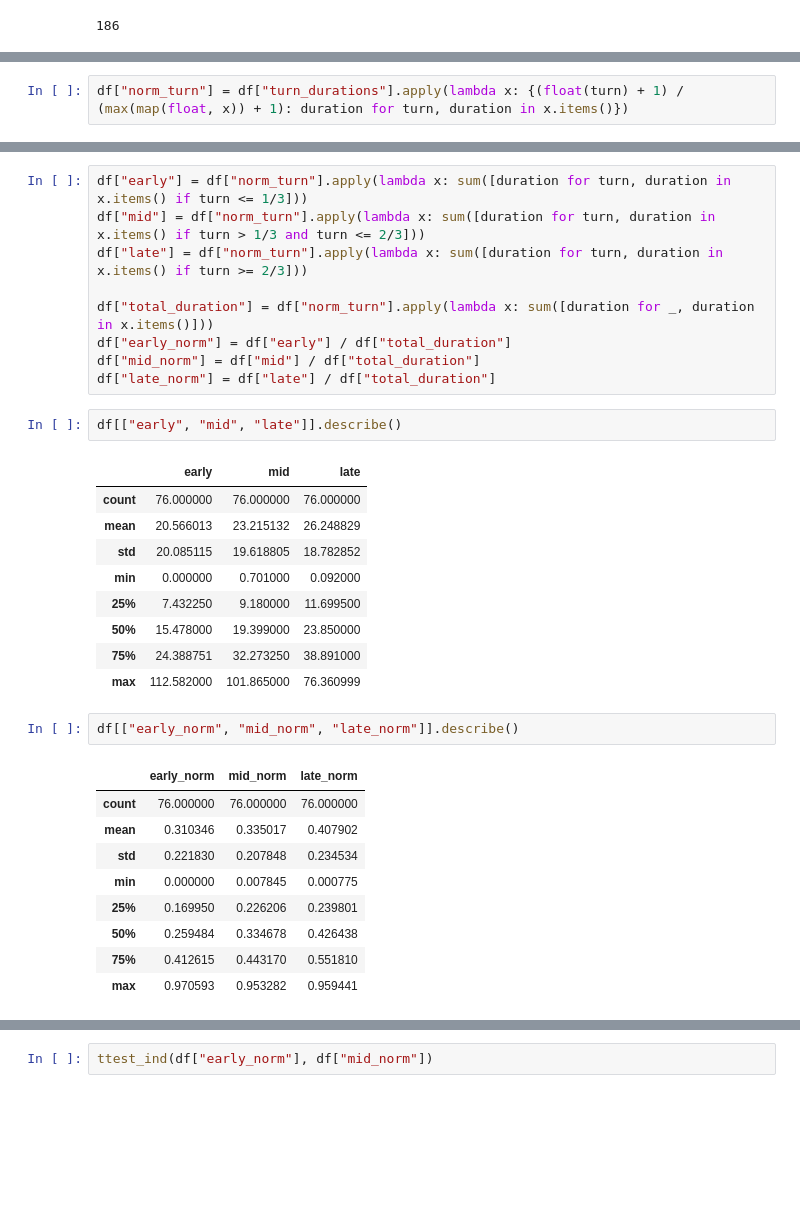
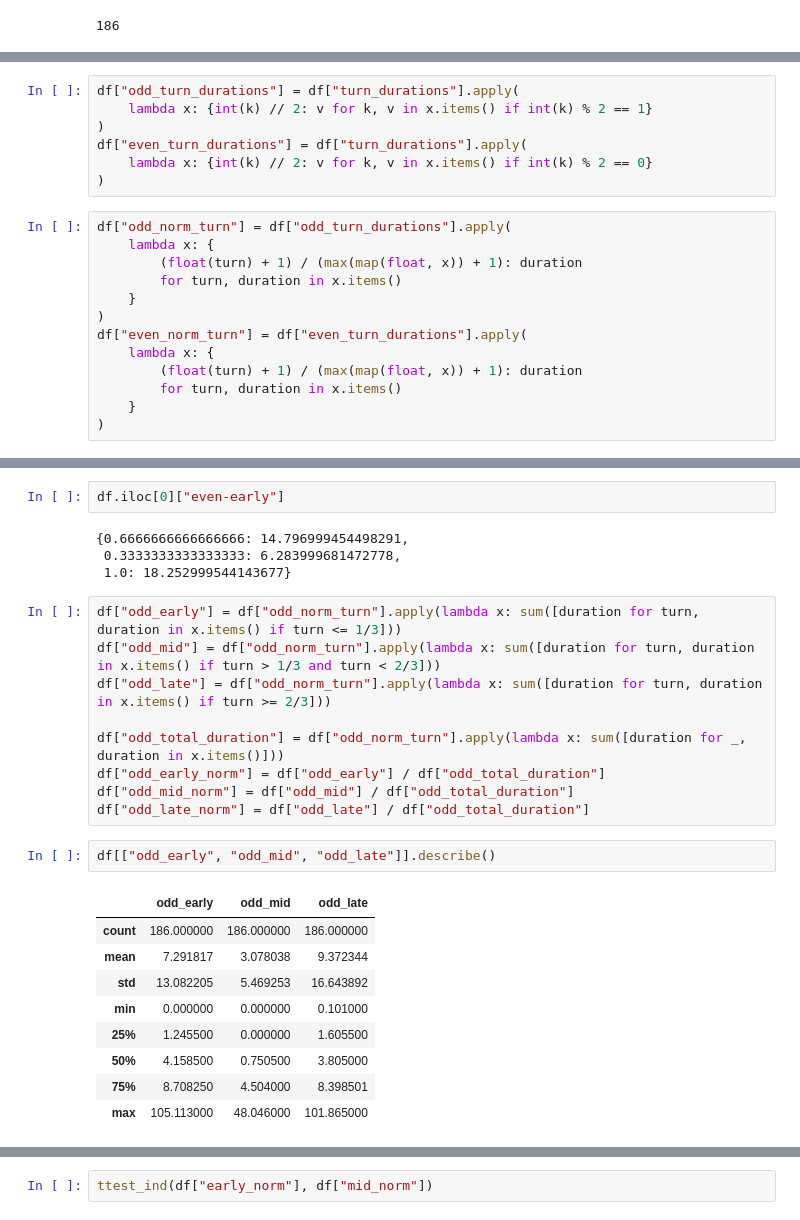
Before and after one commit to msamogh/tod-eye-gaze-ui, a Jupyter notebook: analysis/Vertical-Significance.ipynb, the cells around one changed output, grey strips where cells are left out. Drawn from its saved outputs; the diff is of its cells as text; blank space fills up the shorter version.

```diff
--- a/analysis/Vertical-Significance.ipynb
+++ b/analysis/Vertical-Significance.ipynb
@@ -66,2 +75,20 @@ len(df)
+# %%
+df["odd_turn_durations"] = df["turn_durations"].apply(
+    lambda x: {int(k) // 2: v for k, v in x.items() if int(k) % 2 == 1}
+)
+df["even_turn_durations"] = df["turn_durations"].apply(
+    lambda x: {int(k) // 2: v for k, v in x.items() if int(k) % 2 == 0}
+)
 # %%
-df["norm_turn"] = df["turn_durations"].apply(lambda x: {(float(turn) + 1) / (max(map(float, x)) + 1): duration for turn, duration in x.items()})
+df["odd_norm_turn"] = df["odd_turn_durations"].apply(
+    lambda x: {
+        (float(turn) + 1) / (max(map(float, x)) + 1): duration
+        for turn, duration in x.items()
+    }
+)
+df["even_norm_turn"] = df["even_turn_durations"].apply(
+    lambda x: {
+        (float(turn) + 1) / (max(map(float, x)) + 1): duration
+        for turn, duration in x.items()
+    }
+)
@@ -68,33 +109,27 @@ df["norm_turn"] = df["turn_durations"].apply(lambda x: {(float(turn) + 1) / (max
+# %%
+df.iloc[0]["even-early"]
+# %% [output]
+{0.6666666666666666: 14.796999454498291,
+ 0.3333333333333333: 6.283999681472778,
+ 1.0: 18.252999544143677}
 # %%
-df["early"] = df["norm_turn"].apply(lambda x: sum([duration for turn, duration in x.items() if turn <= 1/3]))
-df["mid"] = df["norm_turn"].apply(lambda x: sum([duration for turn, duration in x.items() if turn > 1/3 and turn <= 2/3]))
-df["late"] = df["norm_turn"].apply(lambda x: sum([duration for turn, duration in x.items() if turn >= 2/3]))
+df["odd_early"] = df["odd_norm_turn"].apply(lambda x: sum([duration for turn, duration in x.items() if turn <= 1/3]))
+df["odd_mid"] = df["odd_norm_turn"].apply(lambda x: sum([duration for turn, duration in x.items() if turn > 1/3 and turn < 2/3]))
+df["odd_late"] = df["odd_norm_turn"].apply(lambda x: sum([duration for turn, duration in x.items() if turn >= 2/3]))
 
-df["total_duration"] = df["norm_turn"].apply(lambda x: sum([duration for _, duration in x.items()]))
-df["early_norm"] = df["early"] / df["total_duration"]
-df["mid_norm"] = df["mid"] / df["total_duration"]
-df["late_norm"] = df["late"] / df["total_duration"]
+df["odd_total_duration"] = df["odd_norm_turn"].apply(lambda x: sum([duration for _, duration in x.items()]))
+df["odd_early_norm"] = df["odd_early"] / df["odd_total_duration"]
+df["odd_mid_norm"] = df["odd_mid"] / df["odd_total_duration"]
+df["odd_late_norm"] = df["odd_late"] / df["odd_total_duration"]
-# %%
-df[["early", "mid", "late"]].describe()
-# %% [output]
-|  | early | mid | late |
-| count | 76.000000 | 76.000000 | 76.000000 |
-| mean | 20.566013 | 23.215132 | 26.248829 |
-| std | 20.085115 | 19.618805 | 18.782852 |
-| min | 0.000000 | 0.701000 | 0.092000 |
-| 25% | 7.432250 | 9.180000 | 11.699500 |
-| 50% | 15.478000 | 19.399000 | 23.850000 |
-| 75% | 24.388751 | 32.273250 | 38.891000 |
-| max | 112.582000 | 101.865000 | 76.360999 |
-# %%
-df[["early_norm", "mid_norm", "late_norm"]].describe()
-# %% [output]
-|  | early_norm | mid_norm | late_norm |
-| count | 76.000000 | 76.000000 | 76.000000 |
-| mean | 0.310346 | 0.335017 | 0.407902 |
-| std | 0.221830 | 0.207848 | 0.234534 |
-| min | 0.000000 | 0.007845 | 0.000775 |
-| 25% | 0.169950 | 0.226206 | 0.239801 |
-| 50% | 0.259484 | 0.334678 | 0.426438 |
-| 75% | 0.412615 | 0.443170 | 0.551810 |
-| max | 0.970593 | 0.953282 | 0.959441 |
+# %%
+df[["odd_early", "odd_mid", "odd_late"]].describe()
+# %% [output]
+|  | odd_early | odd_mid | odd_late |
+| count | 186.000000 | 186.000000 | 186.000000 |
+| mean | 7.291817 | 3.078038 | 9.372344 |
+| std | 13.082205 | 5.469253 | 16.643892 |
+| min | 0.000000 | 0.000000 | 0.101000 |
+| 25% | 1.245500 | 0.000000 | 1.605500 |
+| 50% | 4.158500 | 0.750500 | 3.805000 |
+| 75% | 8.708250 | 4.504000 | 8.398501 |
+| max | 105.113000 | 48.046000 | 101.865000 |
```
Also changed, not shown: parts of 11 cells of this notebook.
